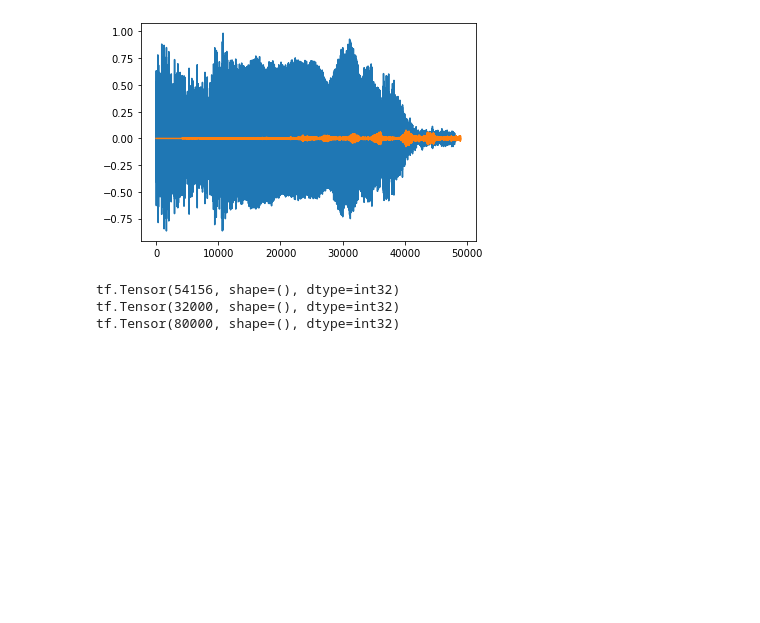
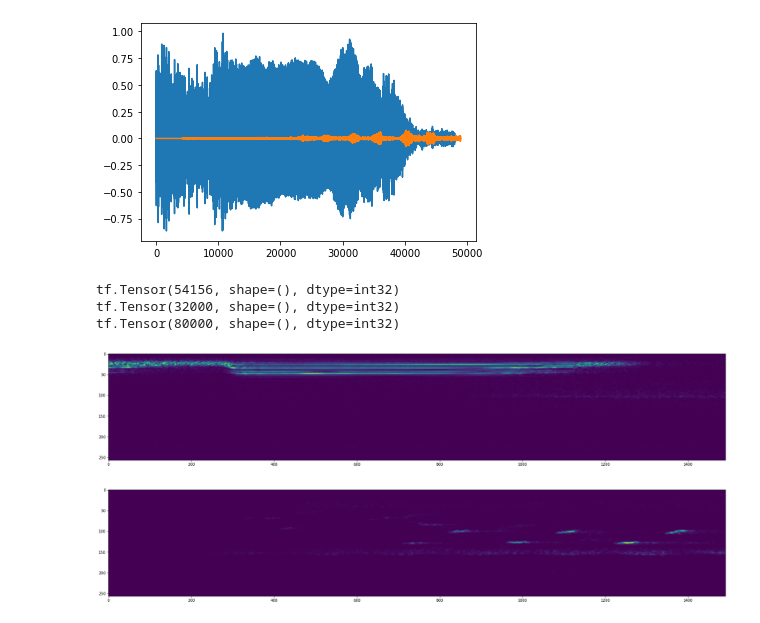
Before and after one commit to Victor-Fiamoncini/capuchin_audio_classification, a Jupyter notebook: src/main.ipynb, the cells around one changed output. Drawn from its saved outputs; the diff is of its cells as text; code cells hidden in the pictures; blank space fills up the shorter version.

Commit message:
feat: add a preprocessing function to convert to spectogram

```diff
--- a/src/main.ipynb
+++ b/src/main.ipynb
@@ -83,0 +82,34 @@ tf.Tensor(80000, shape=(), dtype=int32)
+# %%
+''' Build preprocessing function to convert to spectogram '''
+def convert_wav_to_spectogram(filepath: str, label: int):
+  # Get wav file and cut until have 48000 steps
+  wav = load_wav_16k_mono(filepath)
+  wav = wav[:48000]
+
+  # Add zero padding to wav files that have less than 48000 steps
+  zero_padding = tf.zeros([48000] - tf.shape(wav), dtype=tf.float32)
+  wav = tf.concat([zero_padding, wav], 0)
+
+  # Create a spectogram with STFT
+  spectogram = tf.signal.stft(wav, frame_length=320, frame_step=32)
+  spectogram = tf.abs(spectogram)
+  spectogram = tf.expand_dims(spectogram, axis=2)
+
+  return spectogram, label
+# %%
+''' Positive spectogram example '''
+spectogram, _ = convert_wav_to_spectogram(CAPUCHIN_FILE_EXAMPLE, 0)
+
+plt.figure(figsize=(30, 20))
+plt.imshow(tf.transpose(spectogram)[0])
+plt.show()
+
+''' Negative spectogram example '''
+spectogram, _ = convert_wav_to_spectogram(NON_CAPUCHIN_FILE_EXAMPLE, 0)
+
+plt.figure(figsize=(30, 20))
+plt.imshow(tf.transpose(spectogram)[0])
+plt.show()
+# %% [output]
+[figure, added]
+[figure, added]
```
Also changed, not shown: parts of 2 cells of this notebook.
